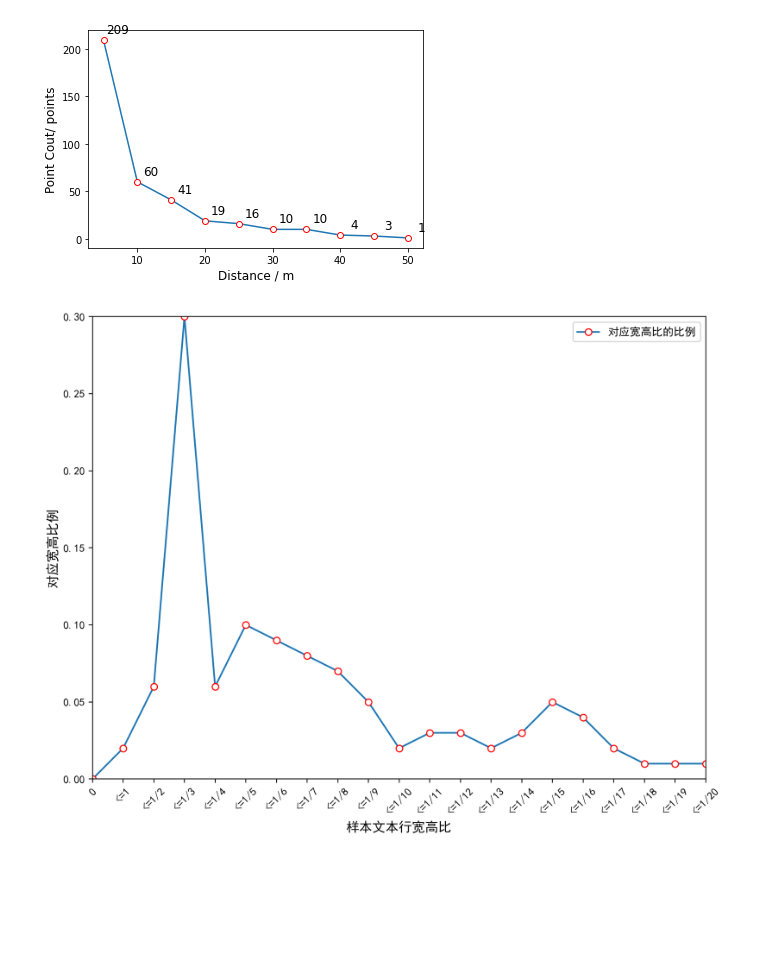
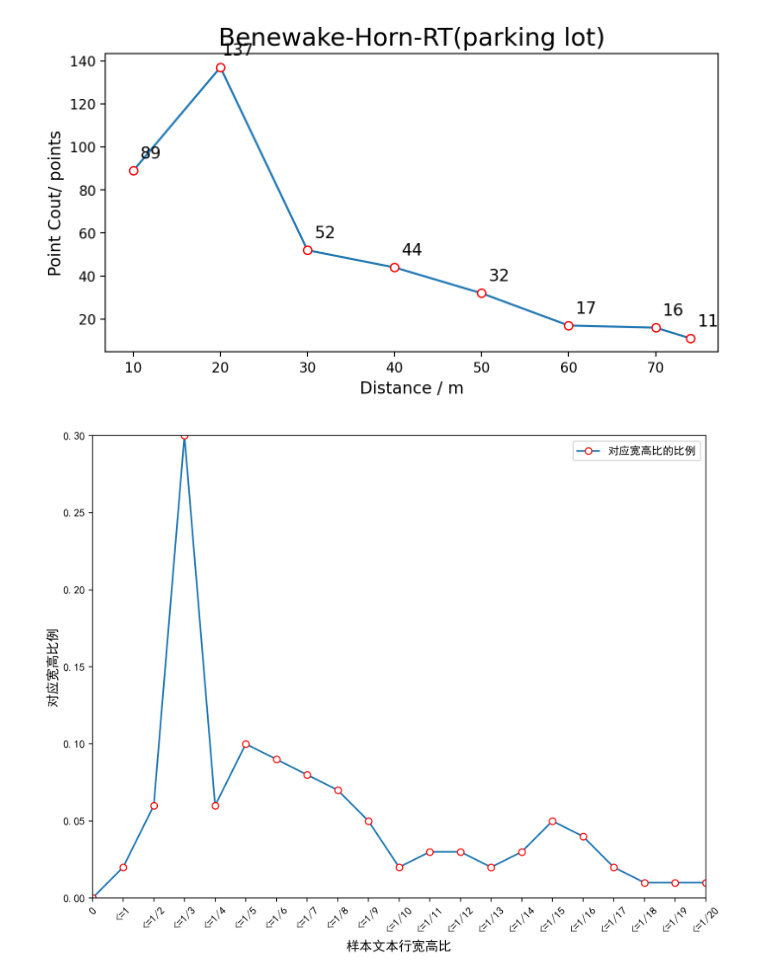
Before and after one commit to HuangCongQing/python-libraries, a Jupyter notebook: 03Matplotlib/应用/折线图.ipynb, the cells around one changed output. Cells and saved outputs as stored; diff of their text form; code cells hidden in the pictures; blank space fills up the shorter version.

```diff
--- a/03Matplotlib/应用/折线图.ipynb
+++ b/03Matplotlib/应用/折线图.ipynb
@@ -1,29 +1,30 @@
 # %%
 
 # 激光雷达距离和点数关系
 import matplotlib.pyplot as plt
 from pylab import *  # 支持中文
 # mpl.rcParams['font.sans-serif'] = ['SimHei']
 
-# plt.figure(figsize=(10, 8), dpi=200)
+plt.figure(figsize=(8, 4), dpi=200)
 
-x  = [5,  10,  15, 20, 25 ,  30,  35,   40, 45, 50,]  #距离m
-y = [209,60, 41,19 ,  16,  10,  10 ,  4 ,  3 ,   1              ] #点数
+x  = [10,20,30,40,50,60, 70,74]  #距离m
+y = [89,137, 52,44 ,  32,  17, 16, 11] #点数
 #plt.plot(x, y, 'ro-')
 #pl.xlim(-1, 11)  # 限定横轴的范围
 # pl.ylim(0, 0.35)  # 限定纵轴的范围
 plt.plot(x, y, marker='o', mec='r', mfc='w',)
 plt.xlabel("Distance / m", fontsize=12)  # X轴标签
 plt.ylabel("Point Cout/ points", fontsize=12)  # Y轴标签
+plt.title("Benewake-Horn-RT(parking lot)", fontsize=18) #整个图像的标题和字体的大小
 # 显示网格
 # plt.grid(True)
 #设置数字标签
 for a,b in zip(x,y):
     plt.text(a+2, b+4, '%.0f' % b, ha='center', va= 'bottom',fontsize=12)
 
 plt.show()
 # %% [output]
-[figure, old version]
+[figure, new version]
 # %%
 
 # encoding=utf-8
```
